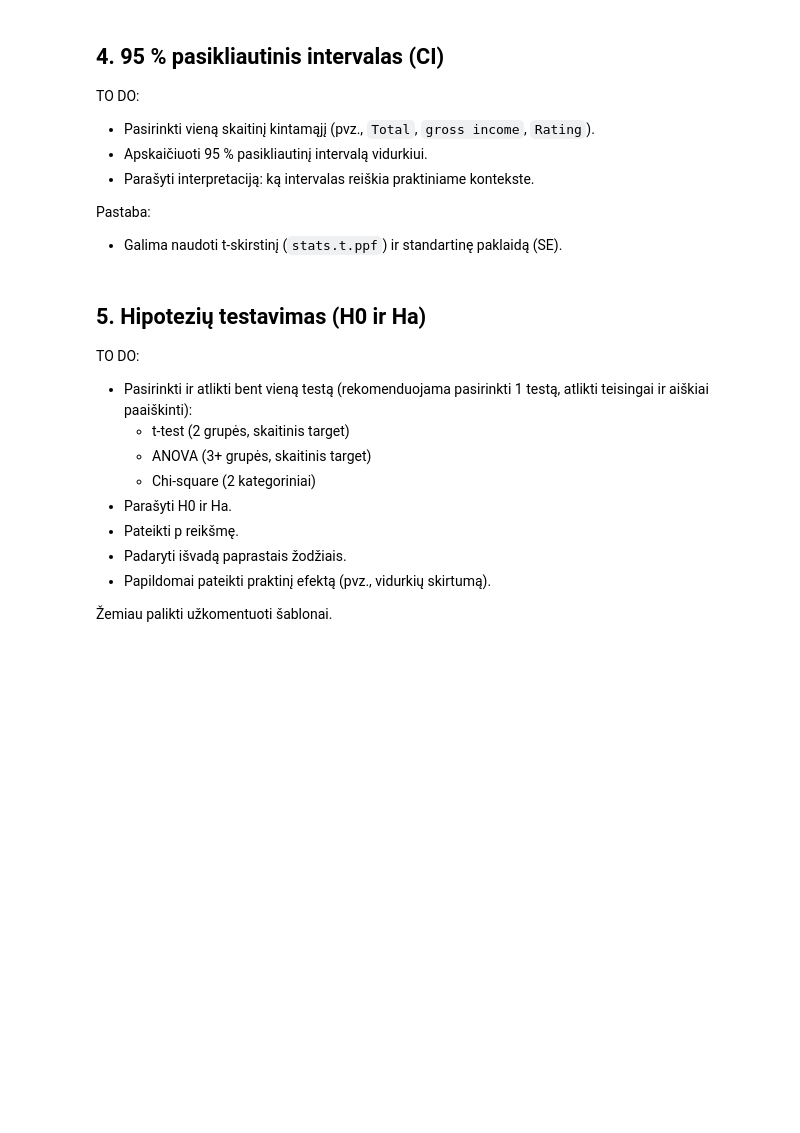
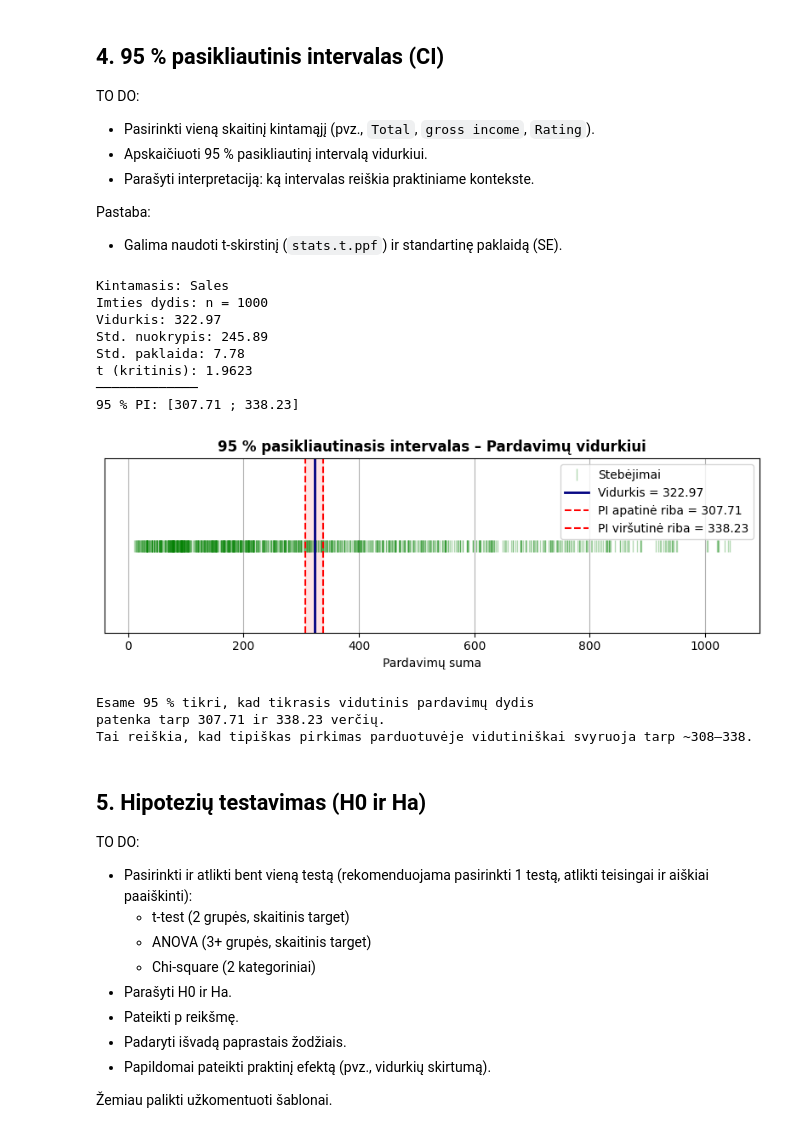
Before and after one commit to MigleSdc/BIT-kursai, a Jupyter notebook: 03_Python/Capstone Project_Supermarket_Sales.ipynb, the cells around one changed output. Saved outputs shown, nothing was run; the diff lists cells and outputs as text; code cells hidden in the pictures; blank space fills up the shorter version.

```diff
--- a/03_Python/Capstone Project_Supermarket_Sales.ipynb
+++ b/03_Python/Capstone Project_Supermarket_Sales.ipynb
@@ -249,21 +240,60 @@ TO DO:
 Pastaba:
 - Galima naudoti t-skirstinį (`stats.t.ppf`) ir standartinę paklaidą (SE).
 # %%
-# TO DO: pasirinkti stulpelį ir apskaičiuoti 95 % CI
-# col = "Total"  # pakeisti pagal duomenis
-# x = df[col].dropna().astype(float).values
-# n = len(x)
-# mean = x.mean()
-# std = x.std(ddof=1)
+from scipy.stats import t
 
-# alpha = 0.05
-# t_crit = stats.t.ppf(1 - alpha/2, df=n-1)
-# se = std / np.sqrt(n)
+col = "Sales"
+x = df[col].dropna().astype(float).values
+n = len(x)
+mean_val = x.mean()
+std_val  = x.std(ddof=1)
+se       = std_val / np.sqrt(n)
 
-# ci_low = mean - t_crit * se
-# ci_high = mean + t_crit * se
+alpha   = 0.05
+t_crit  = t.ppf(1 - alpha / 2, df=n - 1)
+ci_low  = mean_val - t_crit * se
+ci_high = mean_val + t_crit * se
 
-# mean, (ci_low, ci_high), n
+print(f"Kintamasis: {col}")
+print(f"Imties dydis: n = {n}")
+print(f"Vidurkis: {mean_val:.2f}")
+print(f"Std. nuokrypis: {std_val:.2f}")
+print(f"Std. paklaida: {se:.2f}")
+print(f"t (kritinis): {t_crit:.4f}")
+print(f"─────────────")
+print(f"95 % PI: [{ci_low:.2f} ; {ci_high:.2f}]")
+
+# Grafikas
+fig, ax = plt.subplots(figsize=(8, 3))
+ax.plot(x, np.zeros_like(x), '|', color='green', alpha=0.3, markersize=10, label="Stebėjimai")
+ax.axvline(mean_val, color='navy', linewidth=2, label=f"Vidurkis = {mean_val:.2f}")
+ax.axvline(ci_low,  color='red', linestyle='--', linewidth=1.5, label=f"PI apatinė riba = {ci_low:.2f}")
+ax.axvline(ci_high, color='red', linestyle='--', linewidth=1.5, label=f"PI viršutinė riba = {ci_high:.2f}")
+ax.axvspan(ci_low, ci_high, alpha=0.1, color='red')
+ax.set_title("95 % pasikliautinasis intervalas – Pardavimų vidurkiui", fontsize=12, fontweight="bold")
+ax.set_xlabel("Pardavimų suma")
+ax.set_yticks([])
+ax.legend()
+plt.tight_layout()
+plt.show()
+
+print()
+print(f"Esame 95 % tikri, kad tikrasis vidutinis pardavimų dydis")
+print(f"patenka tarp {ci_low:.2f} ir {ci_high:.2f} verčių.")
+print(f"Tai reiškia, kad tipiškas pirkimas parduotuvėje vidutiniškai svyruoja tarp ~{ci_low:.0f}–{ci_high:.0f}.")
+# %% [output]
+Kintamasis: Sales
+Imties dydis: n = 1000
+Vidurkis: 322.97
+Std. nuokrypis: 245.89
+Std. paklaida: 7.78
+t (kritinis): 1.9623
+─────────────
+95 % PI: [307.71 ; 338.23]
+[figure, added]
+Esame 95 % tikri, kad tikrasis vidutinis pardavimų dydis
+patenka tarp 307.71 ir 338.23 verčių.
+Tai reiškia, kad tipiškas pirkimas parduotuvėje vidutiniškai svyruoja tarp ~308–338.
 # %% [markdown]
 ## 5. Hipotezių testavimas (H0 ir Ha)
 
```
Also changed, not shown: parts of 5 cells of this notebook.
